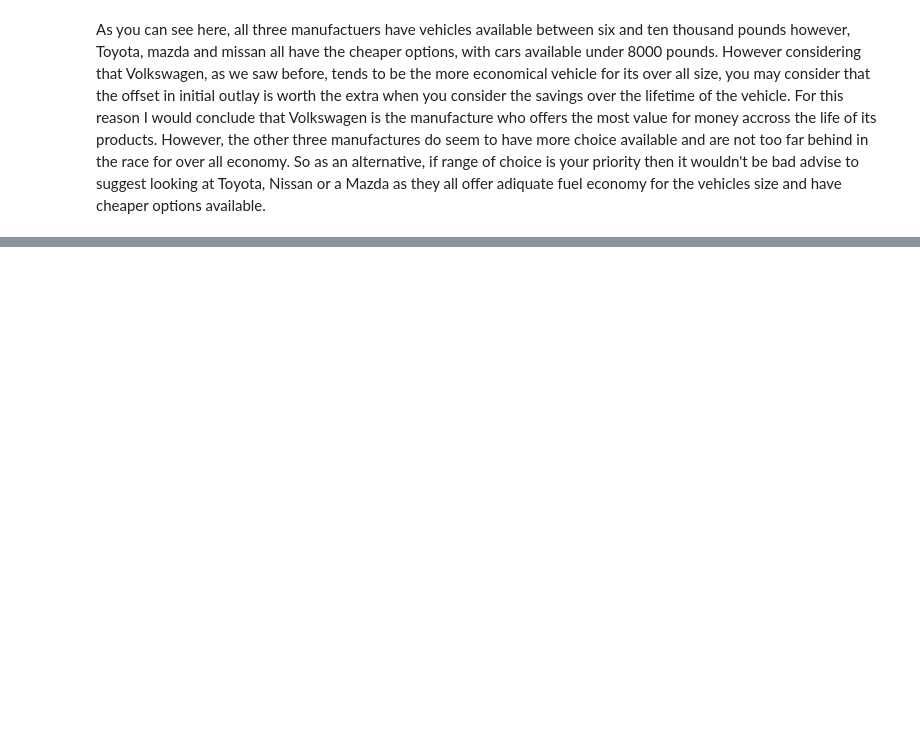
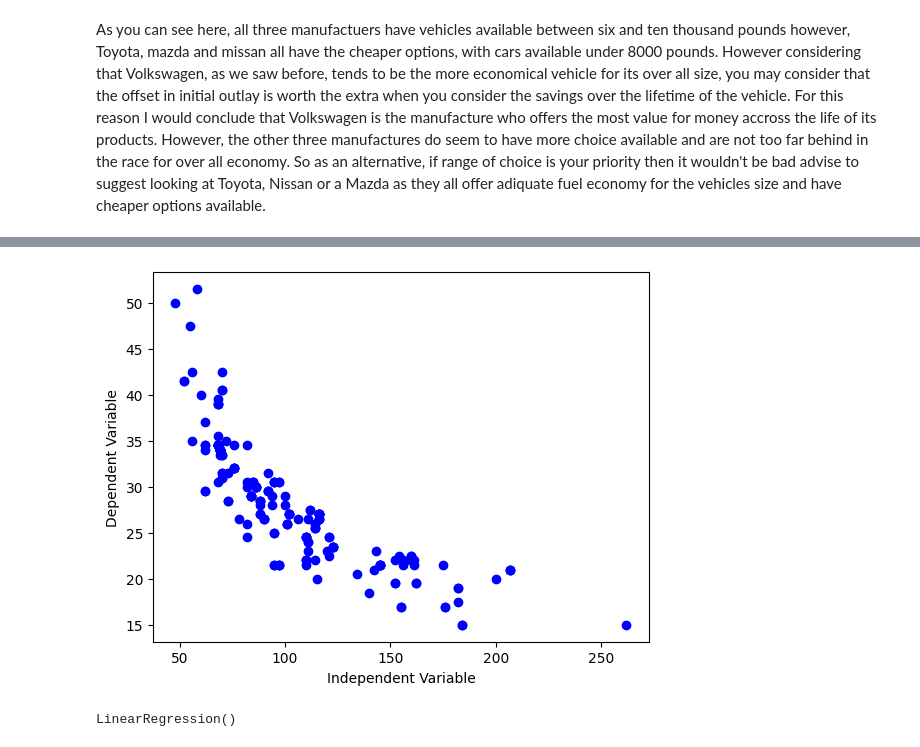
Before and after one commit to adm-bjmn/data-science-demo, a Jupyter notebook: automobile.ipynb, the cells around one changed output, grey strips where cells are left out. Cells and saved outputs as stored; diff of their text form; code cells hidden in the pictures; blank space fills up the shorter version.

```diff
--- a/automobile.ipynb
+++ b/automobile.ipynb
@@ -588,0 +650,16 @@ However, the other three manufactures do seem to have more choice available and
+# %%
+x = df['horsepower'].values.reshape(-1, 1)
+y = df['combined_mpg'].values.reshape(-1, 1)
+
+plt.scatter(x,y,color = 'b')
+plt.xlabel('Independent Variable')
+plt.ylabel('Dependent Variable')
+plt.show()
+# %% [output]
+[figure, added]
+# %%
+from sklearn.linear_model import LinearRegression
+horsepower_model = LinearRegression()
+horsepower_model.fit(x,y)
+# %% [output]
+LinearRegression()
```
Also changed, not shown: parts of 13 cells of this notebook.
